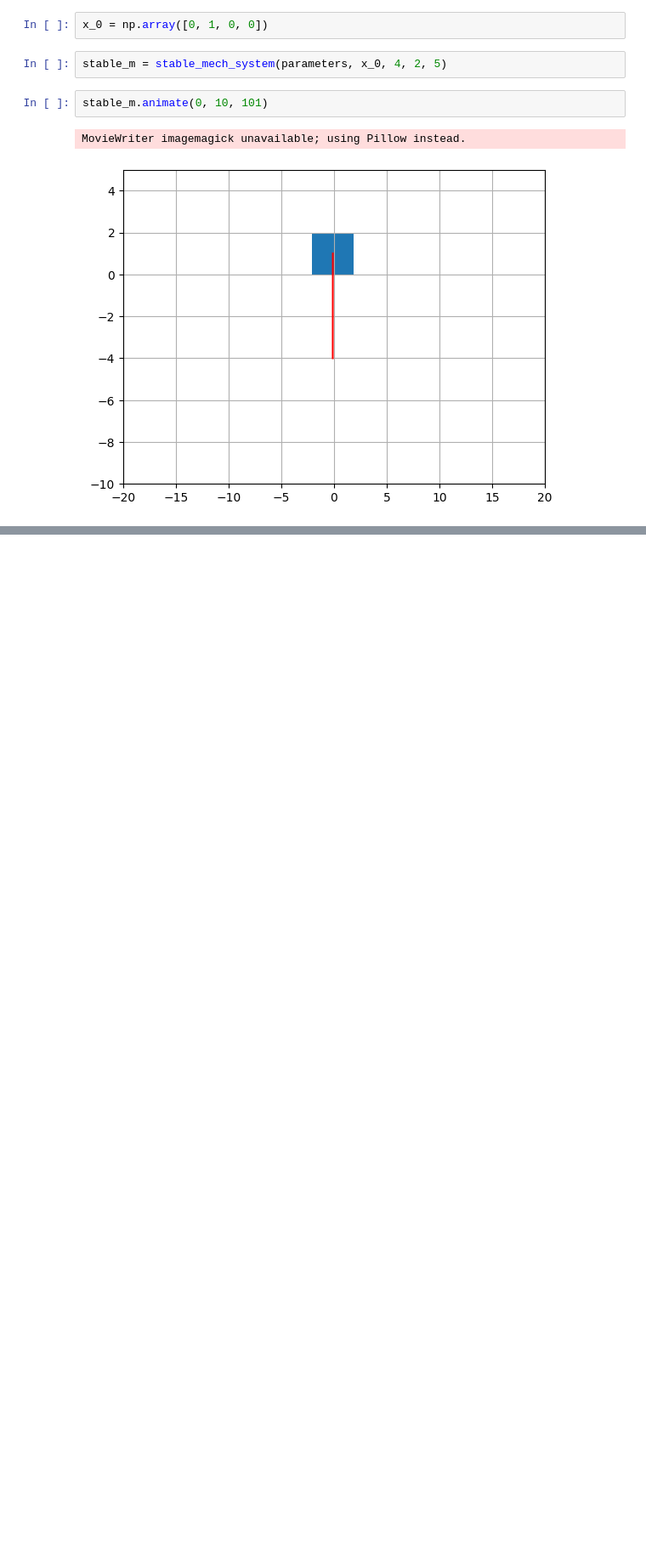
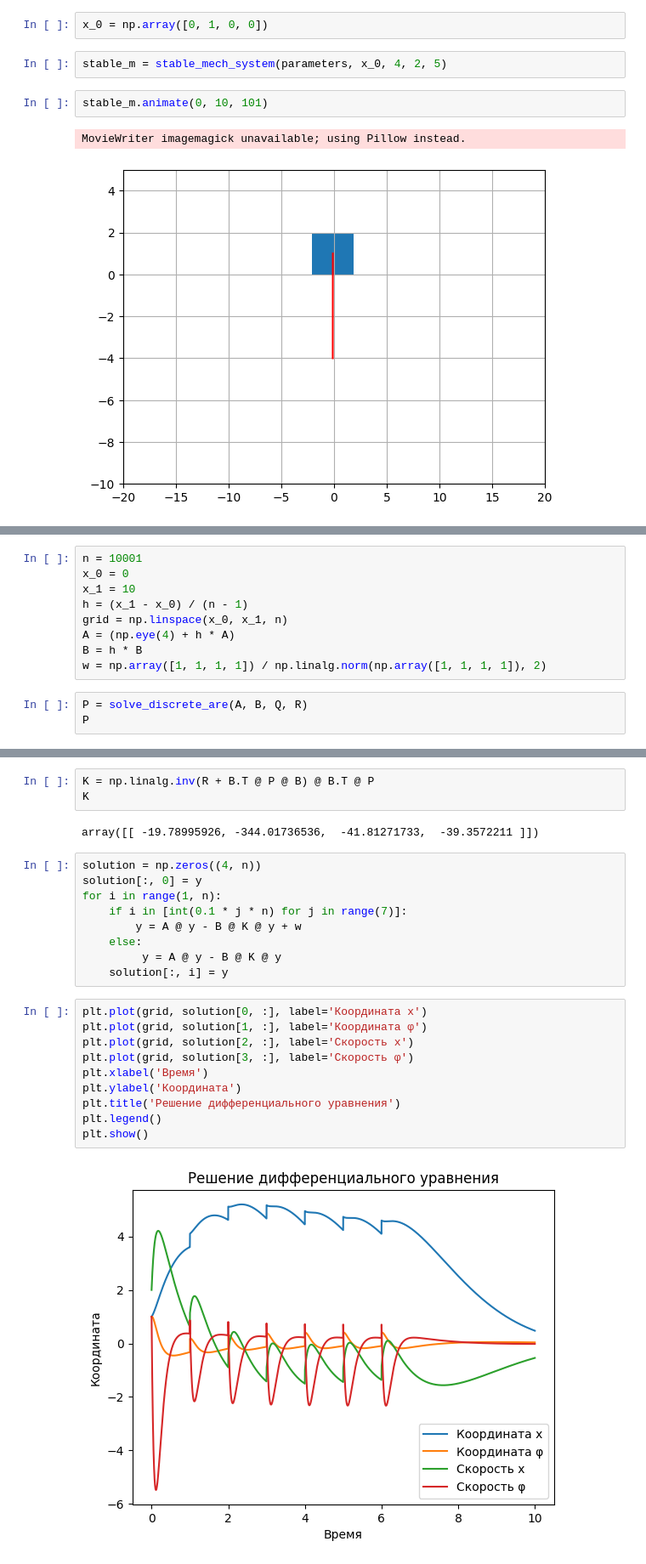
Before and after one commit to ShuvalovDR/Differential_equations, a Jupyter notebook: Diff_equations.ipynb, the cells around one changed output, grey strips where cells are left out. Shown: that part at 85% size. Cells and saved outputs as stored; diff of their text form; blank space fills up the shorter version.

Commit message:
Added Runge_Kutta_4 and discrete solution of DARE

```diff
--- a/Diff_equations.ipynb
+++ b/Diff_equations.ipynb
@@ -272,0 +287,12 @@ MovieWriter imagemagick unavailable; using Pillow instead.
+# %%
+n = 10001
+x_0 = 0
+x_1 = 10
+h = (x_1 - x_0) / (n - 1)
+grid = np.linspace(x_0, x_1, n)
+A = (np.eye(4) + h * A)
+B = h * B
+w = np.array([1, 1, 1, 1]) / np.linalg.norm(np.array([1, 1, 1, 1]), 2)
+# %%
+P = solve_discrete_are(A, B, Q, R)
+P
@@ -272,0 +308,26 @@ MovieWriter imagemagick unavailable; using Pillow instead.
+# %%
+K = np.linalg.inv(R + B.T @ P @ B) @ B.T @ P
+K
+# %% [output]
+array([[ -19.78995926, -344.01736536,  -41.81271733,  -39.3572211 ]])
+# %%
+solution = np.zeros((4, n))
+solution[:, 0] = y
+for i in range(1, n):
+    if i in [int(0.1 * j * n) for j in range(7)]:
+        y = A @ y - B @ K @ y + w
+    else:
+         y = A @ y - B @ K @ y
+    solution[:, i] = y
+# %%
+plt.plot(grid, solution[0, :], label='Координата x')
+plt.plot(grid, solution[1, :], label='Координата φ')
+plt.plot(grid, solution[2, :], label='Скорость x')
+plt.plot(grid, solution[3, :], label='Скорость φ')
+plt.xlabel('Время')
+plt.ylabel('Координата')
+plt.title('Решение дифференциального уравнения')
+plt.legend()
+plt.show()
+# %% [output]
+[figure, added]
```
Also changed, not shown: parts of 5 cells of this notebook, 1 other file.
